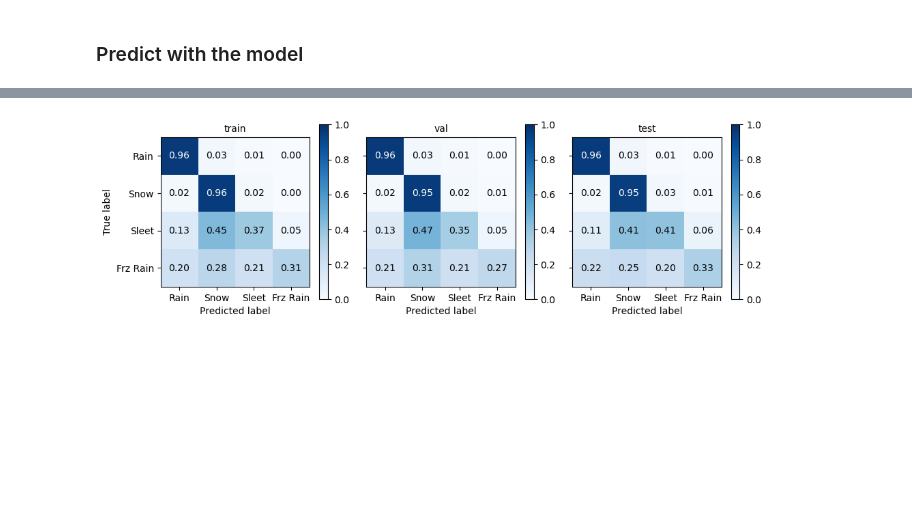
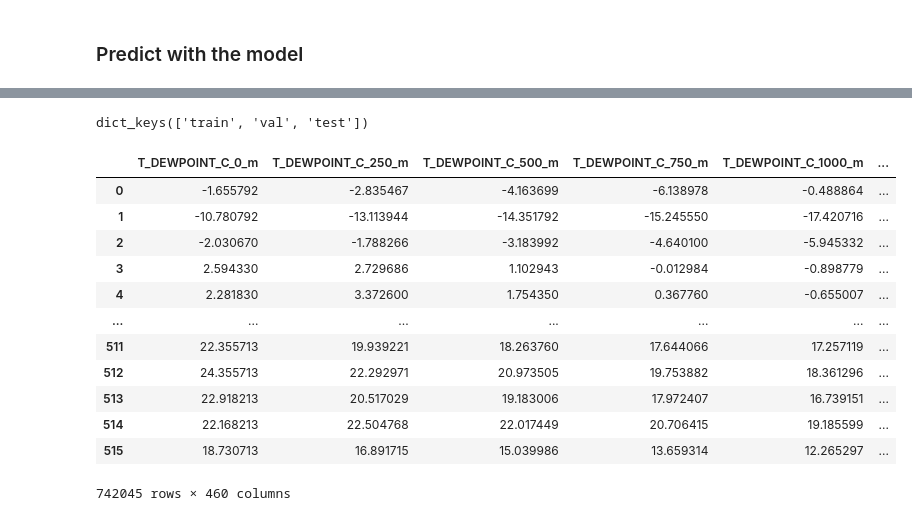
Before and after one commit to ai2es/ptype-physical, a Jupyter notebook: notebooks/siparcs_intro.ipynb, the cells around one changed output, grey strips where cells are left out. Drawn from its saved outputs; the diff is of its cells as text; code cells hidden in the pictures; blank space fills up the shorter version.

```diff
--- a/notebooks/siparcs_intro.ipynb
+++ b/notebooks/siparcs_intro.ipynb
@@ -177,9 +193,20 @@ from ptype.plotting import plot_confusion_matrix
-# %%
-plot_confusion_matrix(
-        data,
-        ["Rain", "Snow", "Sleet", "Frz Rain"],
-        normalize=True,
-        #save_location=os.path.join(save_loc, "plots", "confusion_matrices.pdf"),
-    )
-# %% [output]
-[figure, removed]
+# %%
+data.keys()
+# %% [output]
+dict_keys(['train', 'val', 'test'])
+# %%
+data['train']
+# %% [output]
+|  | T_DEWPOINT_C_0_m | T_DEWPOINT_C_250_m | T_DEWPOINT_C_500_m | T_DEWPOINT_C_750_m | T_DEWPOINT_C_1000_m | ... |
+| 0 | -1.655792 | -2.835467 | -4.163699 | -6.138978 | -0.488864 | ... |
+| 1 | -10.780792 | -13.113944 | -14.351792 | -15.245550 | -17.420716 | ... |
+| 2 | -2.030670 | -1.788266 | -3.183992 | -4.640100 | -5.945332 | ... |
+| 3 | 2.594330 | 2.729686 | 1.102943 | -0.012984 | -0.898779 | ... |
+| 4 | 2.281830 | 3.372600 | 1.754350 | 0.367760 | -0.655007 | ... |
+| ... | ... | ... | ... | ... | ... | ... |
+| 511 | 22.355713 | 19.939221 | 18.263760 | 17.644066 | 17.257119 | ... |
+| 512 | 24.355713 | 22.292971 | 20.973505 | 19.753882 | 18.361296 | ... |
+| 513 | 22.918213 | 20.517029 | 19.183006 | 17.972407 | 16.739151 | ... |
+| 514 | 22.168213 | 22.504768 | 22.017449 | 20.706415 | 19.185599 | ... |
+| 515 | 18.730713 | 16.891715 | 15.039986 | 13.659314 | 12.265297 | ... |
+742045 rows × 460 columns
```
Also changed, not shown: parts of 30 cells of this notebook, 1 other file.
